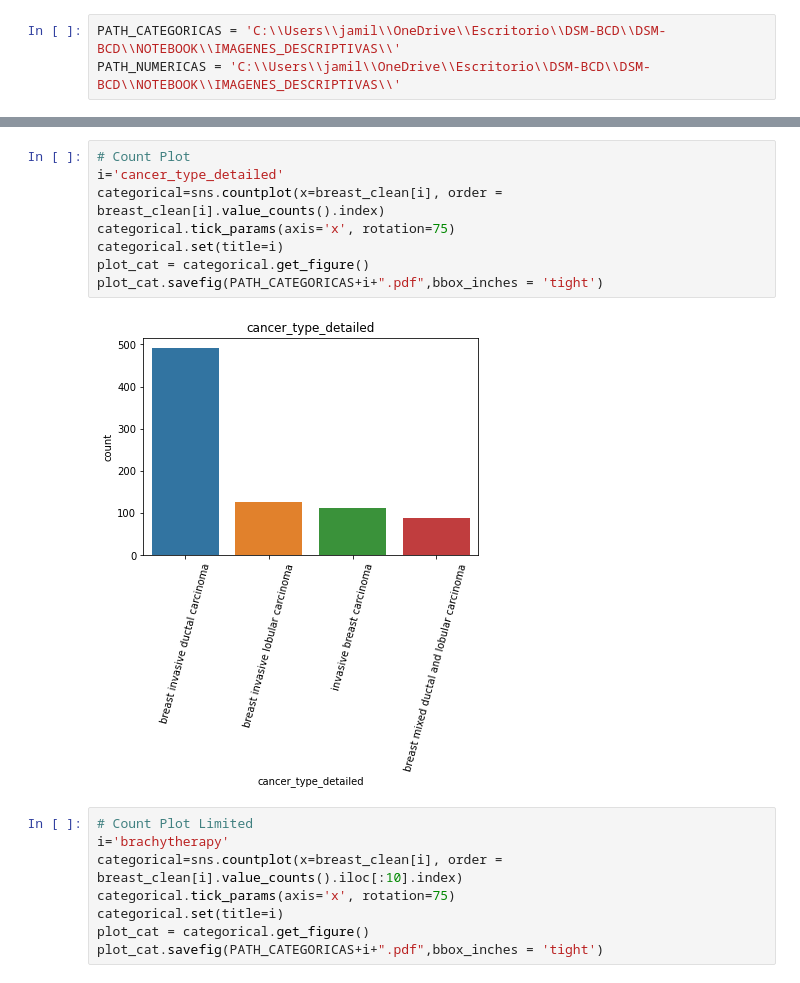
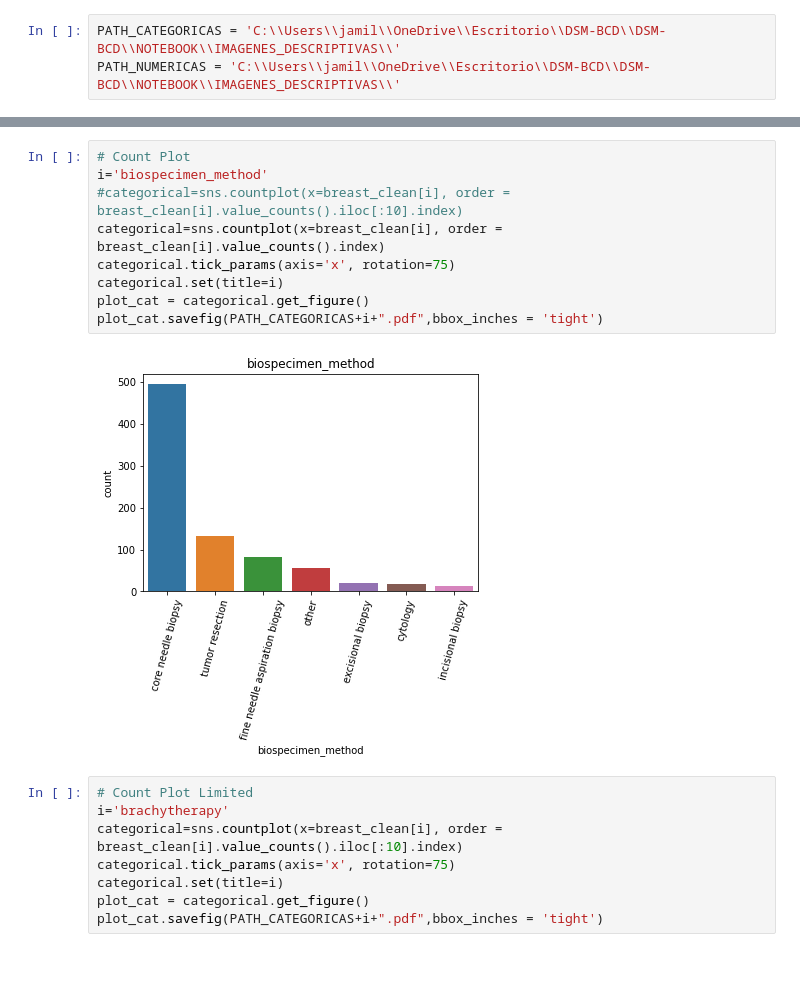
Before and after one commit to jamillan94/DSM-BCD, a Jupyter notebook: DSM-BCD/NOTEBOOK/8_EDA _SEABORN.ipynb, the cells around one changed output, grey strips where cells are left out. Drawn from its saved outputs; the diff is of its cells as text.

Commit message:
Generación de grafica 34_biospecimen_method

```diff
--- a/DSM-BCD/NOTEBOOK/8_EDA _SEABORN.ipynb
+++ b/DSM-BCD/NOTEBOOK/8_EDA _SEABORN.ipynb
@@ -74,13 +58,14 @@ Name: birth_initial_diagnosis, Length: 818, dtype: float64
 # %%
 # Count Plot
-i='cancer_type_detailed'
+i='biospecimen_method'
+#categorical=sns.countplot(x=breast_clean[i], order = breast_clean[i].value_counts().iloc[:10].index)
 categorical=sns.countplot(x=breast_clean[i], order = breast_clean[i].value_counts().index)
 categorical.tick_params(axis='x', rotation=75)
 categorical.set(title=i)
 plot_cat = categorical.get_figure()
 plot_cat.savefig(PATH_CATEGORICAS+i+".pdf",bbox_inches = 'tight')
 # %% [output]
-[figure, old version]
+[figure, new version]
 # %%
 # Count Plot Limited
 i='brachytherapy'
```
Also changed, not shown: parts of 4 cells of this notebook, 33 other files.
